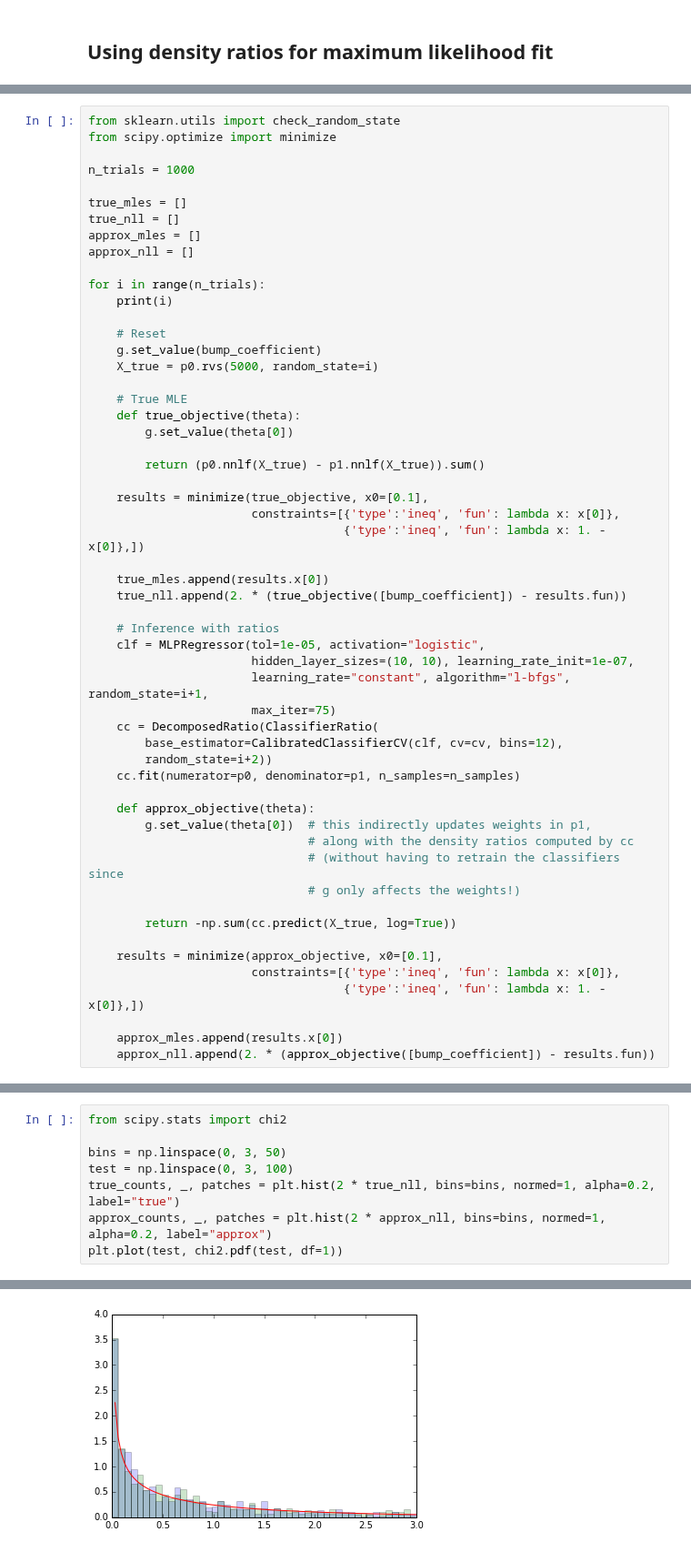
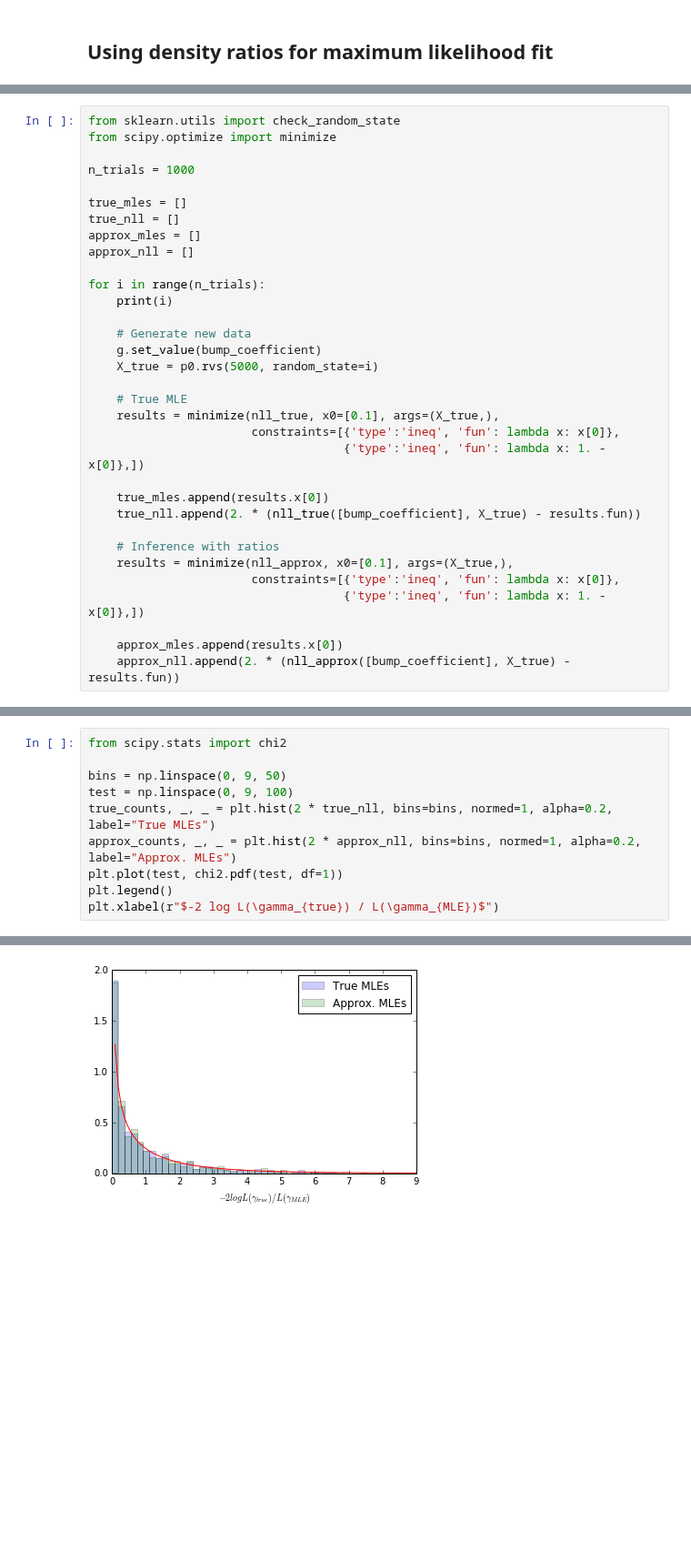
Before and after one commit to diana-hep/carl, a Jupyter notebook: examples/Approximating likelihood ratios with calibrated classifiers.ipynb, the cells around one changed output, grey strips where cells are left out. Shown at 91% size. Cells and saved outputs as stored; diff of their text form; blank space fills up the shorter version.

```diff
--- a/examples/Approximating likelihood ratios with calibrated classifiers.ipynb
+++ b/examples/Approximating likelihood ratios with calibrated classifiers.ipynb
@@ -132,47 +149,25 @@ approx_nll = []
 for i in range(n_trials):
     print(i)
 
-    # Reset
+    # Generate new data
     g.set_value(bump_coefficient)
     X_true = p0.rvs(5000, random_state=i)
 
     # True MLE
-    def true_objective(theta):
-        g.set_value(theta[0])
-
-        return (p0.nnlf(X_true) - p1.nnlf(X_true)).sum()
-
-    results = minimize(true_objective, x0=[0.1],
+    results = minimize(nll_true, x0=[0.1], args=(X_true,),
                        constraints=[{'type':'ineq', 'fun': lambda x: x[0]},
                                     {'type':'ineq', 'fun': lambda x: 1. - x[0]},])
 
     true_mles.append(results.x[0])
-    true_nll.append(2. * (true_objective([bump_coefficient]) - results.fun))
+    true_nll.append(2. * (nll_true([bump_coefficient], X_true) - results.fun))
 
     # Inference with ratios
-    clf = MLPRegressor(tol=1e-05, activation="logistic",
-                       hidden_layer_sizes=(10, 10), learning_rate_init=1e-07,
-                       learning_rate="constant", algorithm="l-bfgs", random_state=i+1,
-                       max_iter=75)
-    cc = DecomposedRatio(ClassifierRatio(
-        base_estimator=CalibratedClassifierCV(clf, cv=cv, bins=12),
-        random_state=i+2))
-    cc.fit(numerator=p0, denominator=p1, n_samples=n_samples)
-
-    def approx_objective(theta):
-        g.set_value(theta[0])  # this indirectly updates weights in p1,
-                               # along with the density ratios computed by cc
-                               # (without having to retrain the classifiers since
-                               # g only affects the weights!)
-
-        return -np.sum(cc.predict(X_true, log=True))
-
-    results = minimize(approx_objective, x0=[0.1],
+    results = minimize(nll_approx, x0=[0.1], args=(X_true,),
                        constraints=[{'type':'ineq', 'fun': lambda x: x[0]},
                                     {'type':'ineq', 'fun': lambda x: 1. - x[0]},])
 
     approx_mles.append(results.x[0])
-    approx_nll.append(2. * (approx_objective([bump_coefficient]) - results.fun))
+    approx_nll.append(2. * (nll_approx([bump_coefficient], X_true) - results.fun))
 # %%
 true_mles = np.array(true_mles)
 true_mles = true_mles[np.isfinite(true_mles)]
@@ -192,9 +187,11 @@ plt.show()
 # %%
 from scipy.stats import chi2
 
-bins = np.linspace(0, 3, 50)
-test = np.linspace(0, 3, 100)
-true_counts, _, patches = plt.hist(2 * true_nll, bins=bins, normed=1, alpha=0.2, label="true")
-approx_counts, _, patches = plt.hist(2 * approx_nll, bins=bins, normed=1, alpha=0.2, label="approx")
+bins = np.linspace(0, 9, 50)
+test = np.linspace(0, 9, 100)
+true_counts, _, _ = plt.hist(2 * true_nll, bins=bins, normed=1, alpha=0.2, label="True MLEs")
+approx_counts, _, _ = plt.hist(2 * approx_nll, bins=bins, normed=1, alpha=0.2, label="Approx. MLEs")
 plt.plot(test, chi2.pdf(test, df=1))
+plt.legend()
+plt.xlabel(r"$-2 log L(\gamma_{true}) / L(\gamma_{MLE})$")
 # %% [output]
@@ -202 +198 @@ plt.plot(test, chi2.pdf(test, df=1))
-[figure, old version]
+[figure, new version]
```
Also changed, not shown: parts of 8 cells of this notebook, 1 other file.
